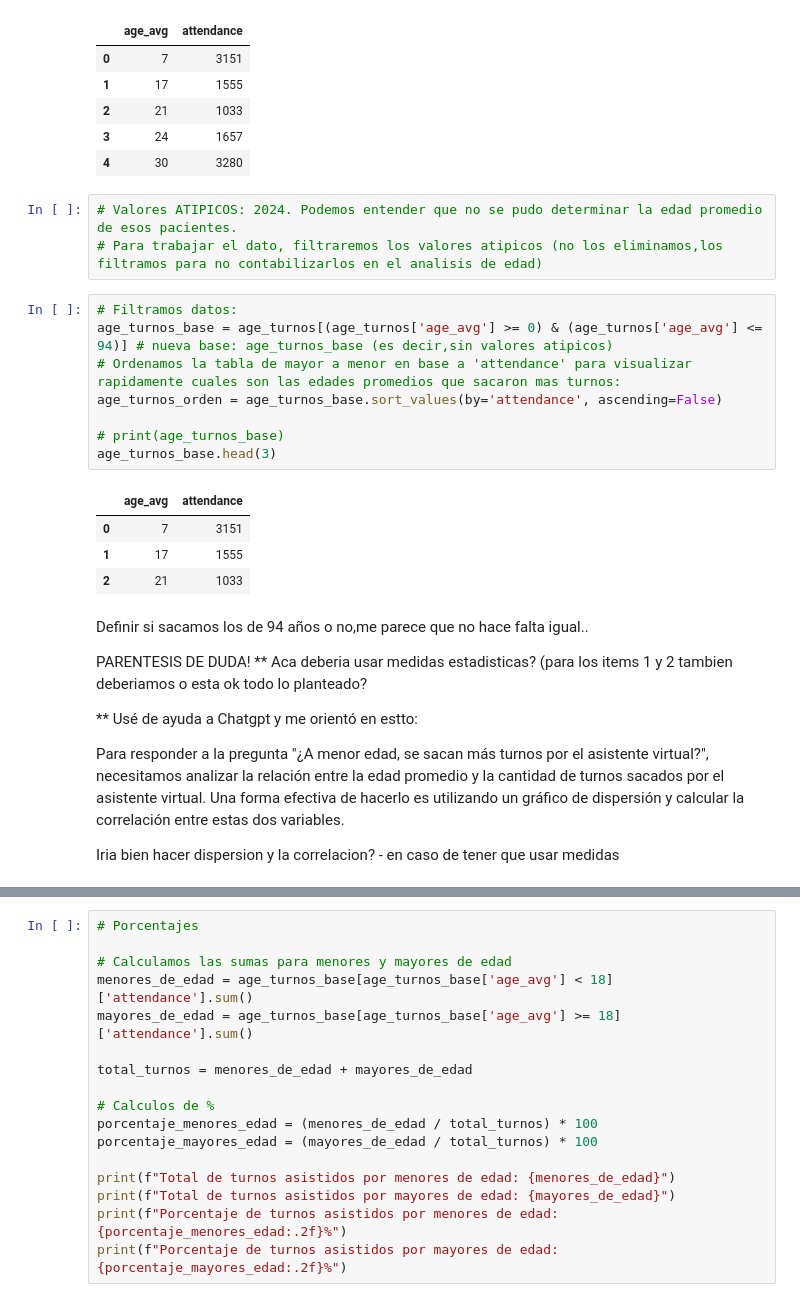
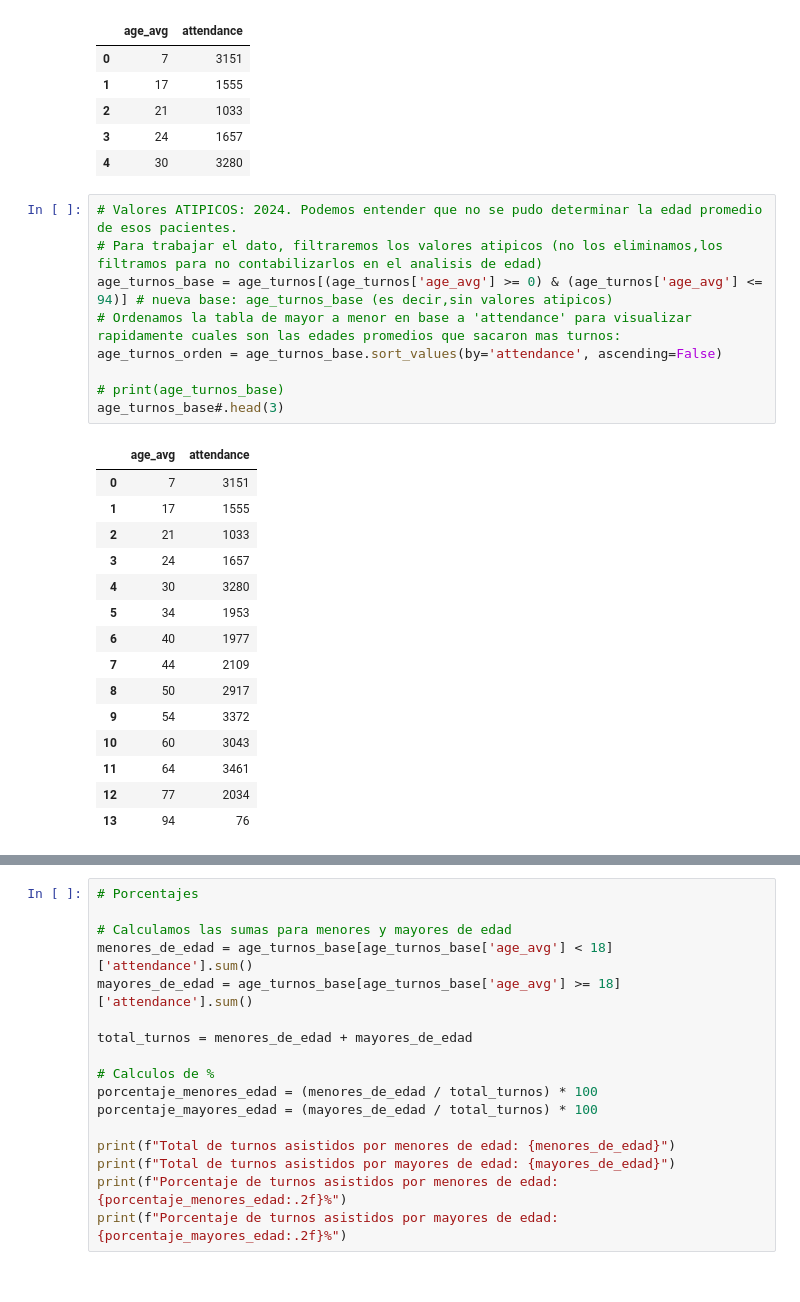
Before and after one commit to manufabregas/Dataset-Asistencia-a-turnos-m-dicos, a Jupyter notebook: Práctico_1_Análisis_y_visualización_de_datos.ipynb, the cells around one changed output, grey strips where cells are left out. Cells and saved outputs as stored; diff of their text form.

```diff
--- a/Práctico_1_Análisis_y_visualización_de_datos.ipynb
+++ b/Práctico_1_Análisis_y_visualización_de_datos.ipynb
@@ -757,29 +755,28 @@ age_turnos.head(5)
 # %%
 # Valores ATIPICOS: 2024. Podemos entender que no se pudo determinar la edad promedio de esos pacientes.
 # Para trabajar el dato, filtraremos los valores atipicos (no los eliminamos,los filtramos para no contabilizarlos en el analisis de edad)
+age_turnos_base = age_turnos[(age_turnos['age_avg'] >= 0) & (age_turnos['age_avg'] <= 94)] # nueva base: age_turnos_base (es decir,sin valores atipicos)
+# Ordenamos la tabla de mayor a menor en base a 'attendance' para visualizar rapidamente cuales son las edades promedios que sacaron mas turnos:
+age_turnos_orden = age_turnos_base.sort_values(by='attendance', ascending=False)
+
+# print(age_turnos_base)
+age_turnos_base#.head(3)
+# %% [output]
+|  | age_avg | attendance |
+| 0 | 7 | 3151 |
+| 1 | 17 | 1555 |
+| 2 | 21 | 1033 |
+| 3 | 24 | 1657 |
+| 4 | 30 | 3280 |
+| 5 | 34 | 1953 |
+| 6 | 40 | 1977 |
+| 7 | 44 | 2109 |
+| 8 | 50 | 2917 |
+| 9 | 54 | 3372 |
+| 10 | 60 | 3043 |
+| 11 | 64 | 3461 |
+| 12 | 77 | 2034 |
+| 13 | 94 | 76 |
-# %%
-# Filtramos datos:
-age_turnos_base = age_turnos[(age_turnos['age_avg'] >= 0) & (age_turnos['age_avg'] <= 94)] # nueva base: age_turnos_base (es decir,sin valores atipicos)
-# Ordenamos la tabla de mayor a menor en base a 'attendance' para visualizar rapidamente cuales son las edades promedios que sacaron mas turnos:
-age_turnos_orden = age_turnos_base.sort_values(by='attendance', ascending=False)
-
-# print(age_turnos_base)
-age_turnos_base.head(3)
-# %% [output]
-|  | age_avg | attendance |
-| 0 | 7 | 3151 |
-| 1 | 17 | 1555 |
-| 2 | 21 | 1033 |
-# %% [markdown]
-Definir si sacamos los de 94 años o no,me parece que no hace falta igual..
-
-PARENTESIS DE DUDA! ** Aca deberia usar medidas estadisticas? (para los items 1 y 2 tambien deberiamos o esta ok todo lo planteado?
-
-** Usé de ayuda a Chatgpt y me orientó en estto:
-
-Para responder a la pregunta "¿A menor edad, se sacan más turnos por el asistente virtual?", necesitamos analizar la relación entre la edad promedio y la cantidad de turnos sacados por el asistente virtual. Una forma efectiva de hacerlo es utilizando un gráfico de dispersión y calcular la correlación entre estas dos variables.
-
-Iria bien hacer dispersion y la correlacion? - en caso de tener que usar medidas
 # %%
 fig = go.Figure()
 
```
Also changed, not shown: parts of 17 cells of this notebook.
